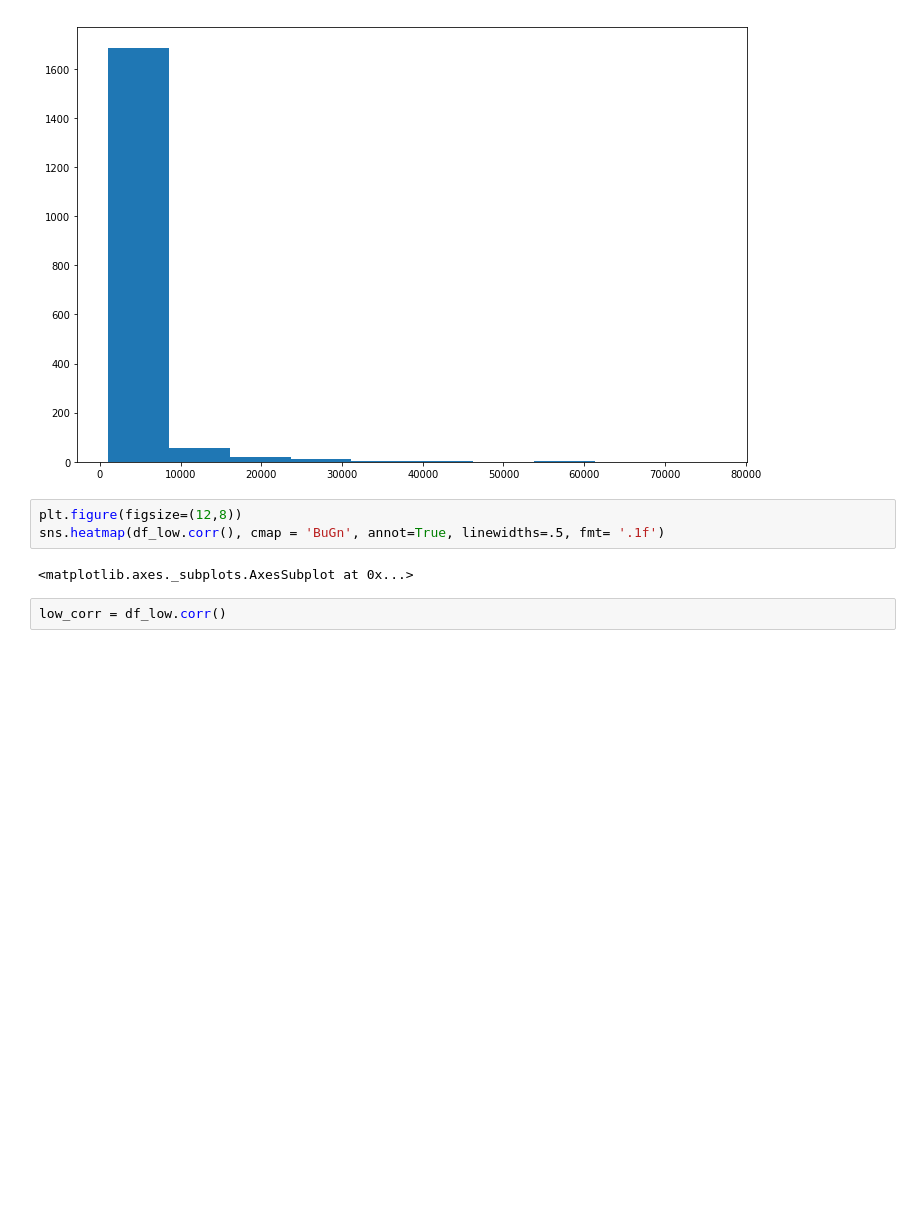
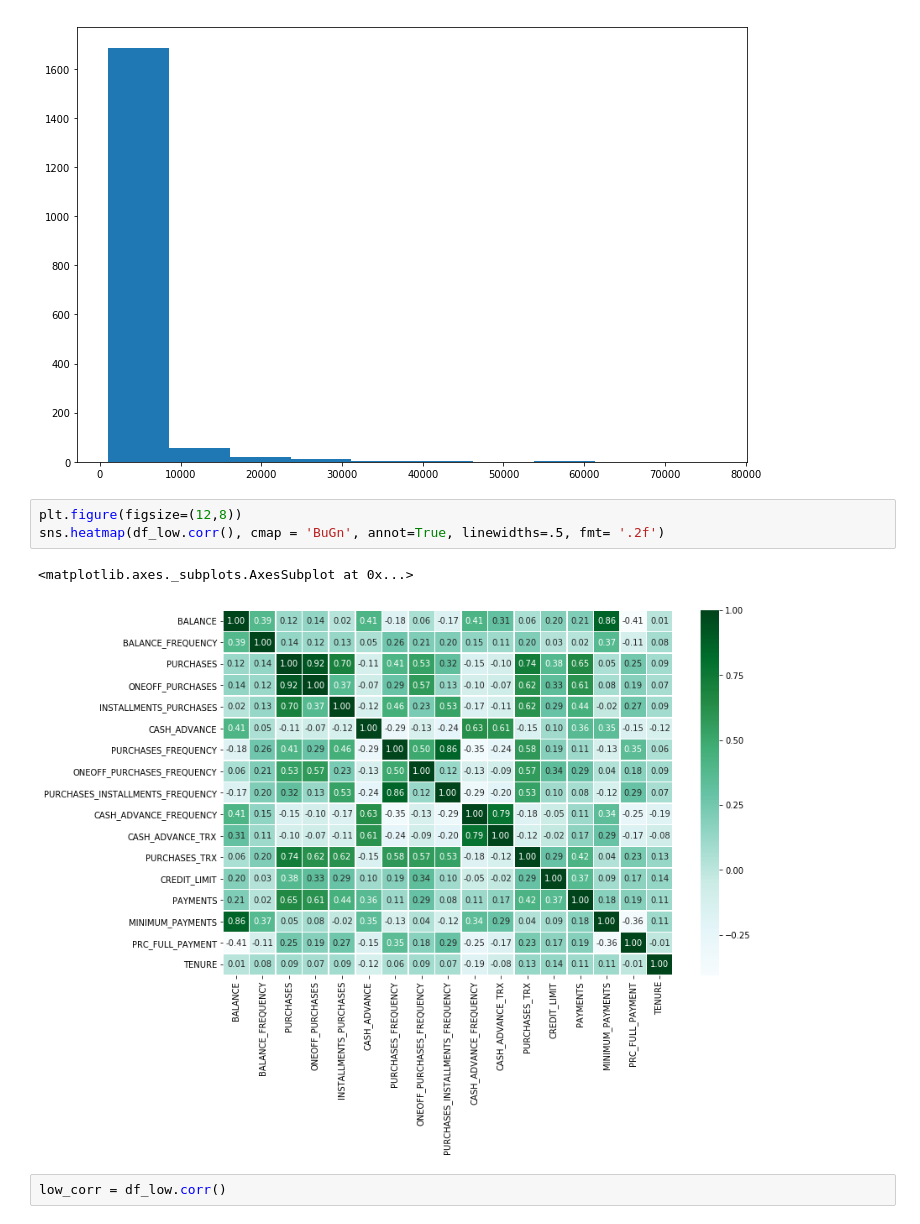
Before and after one commit to mnathvt/insight_data_challenge, a Jupyter notebook: dc2/cc_analysis.ipynb, the cells around one changed output. Cells and saved outputs as stored; diff of their text form; blank space fills up the shorter version.

```diff
--- a/dc2/cc_analysis.ipynb
+++ b/dc2/cc_analysis.ipynb
@@ -235,8 +235,9 @@ plt.hist(df_high.MINIMUM_PAYMENTS)
 [figure]
 # %%
 plt.figure(figsize=(12,8))
-sns.heatmap(df_low.corr(), cmap = 'BuGn', annot=True, linewidths=.5, fmt= '.1f')
+sns.heatmap(df_low.corr(), cmap = 'BuGn', annot=True, linewidths=.5, fmt= '.2f')
 # %% [output]
 <matplotlib.axes._subplots.AxesSubplot at 0x...>
+[figure, added]
 # %%
 low_corr = df_low.corr()
```
Also changed, not shown: parts of 3 cells of this notebook.
